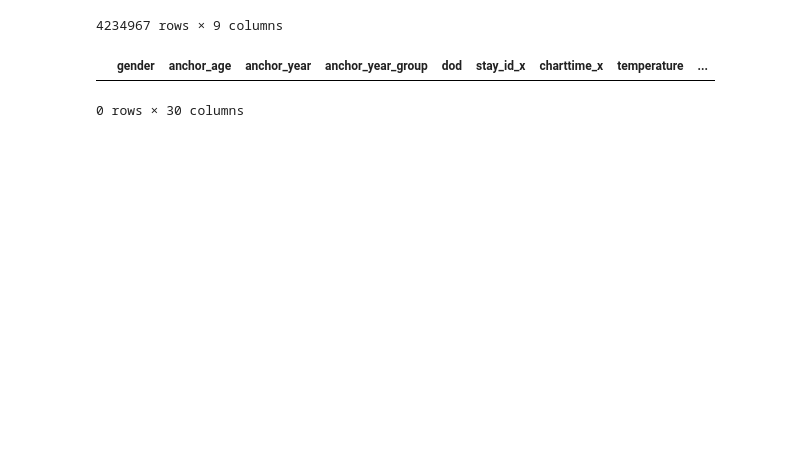
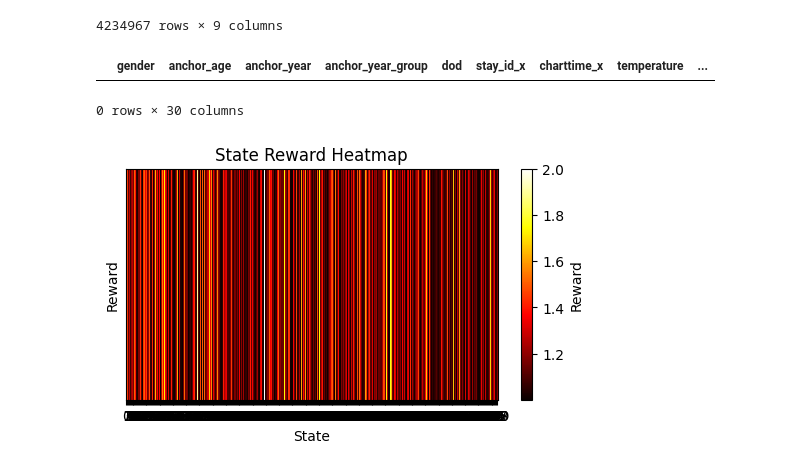
Before and after one commit to isabelkim/MI-IRL-KP, a Jupyter notebook: scratch.ipynb, the cells around one changed output. Saved outputs shown, nothing was run; the diff lists cells and outputs as text; code cells hidden in the pictures; blank space fills up the shorter version.

```diff
--- a/scratch.ipynb
+++ b/scratch.ipynb
@@ -101,0 +203,4 @@ data_pv
+# %%
+plot_reward_heatmap(arr)
+# %% [output]
+[figure, added]
```
Also changed, not shown: parts of 8 cells of this notebook, 7 other files.
